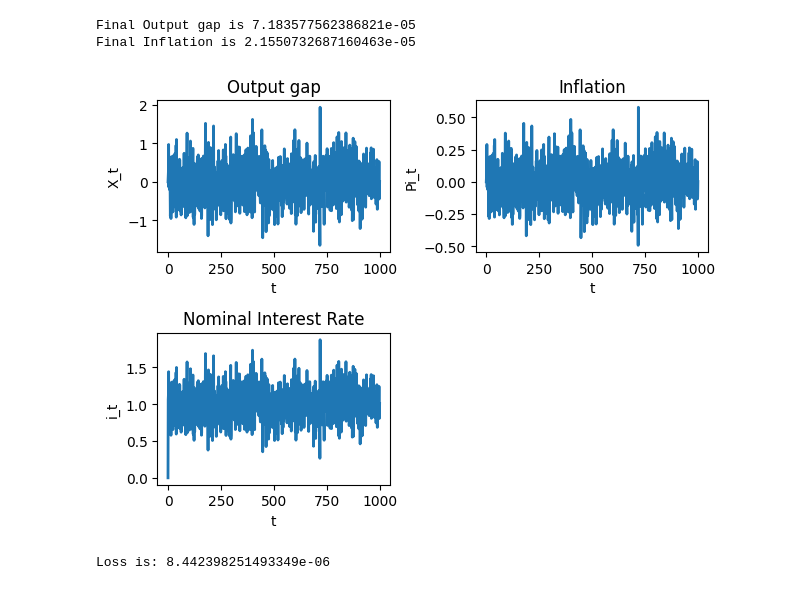
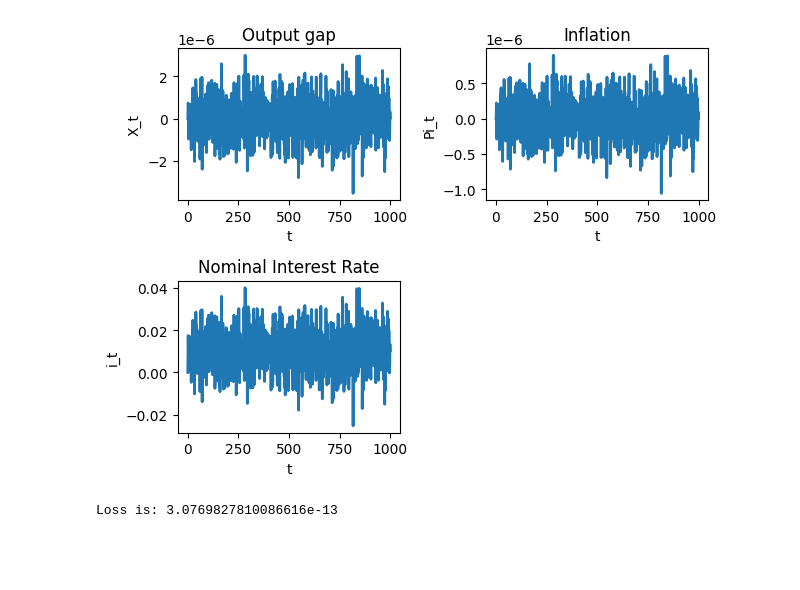
Before and after one commit to joeplustenhouwer/academic-kickstart, a Jupyter notebook: workshop_week_6.ipynb, the cells around one changed output. Cells and saved outputs as stored; diff of their text form; code cells hidden in the pictures; blank space fills up the shorter version.

```diff
--- a/workshop_week_6.ipynb
+++ b/workshop_week_6.ipynb
@@ -31,9 +31,7 @@ for t in range(1,N):
 
     rn[t]=rho+std_rn*np.random.randn()
 
-    ni[t]=rho+phi_1*Pi[t]+phi_2*Y[t]
-    Y[t]=EY[t]-1/sigma*(ni[t]-EPi[t]-rn[t])
-    Pi[t]=beta*EPi[t]+kappa*Y[t]
+
 
 #write model equations in form M z_t= N Ez_t+1 + c + d* rn[i]
 #where M and N are martices and c and d are vectors
@@ -45,63 +43,45 @@ for t in range(1,N):
             [?,?,0],
             [?,?,0]])
 
-    c=np.array([[0,0,rho])
+    c=np.array([0,0,rho])
 
     d=np.array([?,0,?])
 
-Ainv=np.linalg.inv(A)
-
-#5
-def Model(coef):
-    B=np.zeros(len(coef))
-    expY=coef[0]
-    expPi=coef[1]
 
 
-    B[0]=expY+1/sigma*expPi
-    B[1]=beta*expPi
-    B[2]=phi_1*expPi+phi_2*expY
-
-    RHS= N*np.array([EY[t],EPi[t],0]) + c + d* rn[i]
+    RHS= np.dot(N,np.array([EY[t],EPi[t],0])) + c + d* rn[t]
     z=np.dot(np.linalg.inv(M),RHS)
-
-    Y[t]=z[1]
-    Y[t]=z[1]
+    Y[t]=z[0]
+    Pi[t]=z[1]
+    ni[t]=z[2]
 # %%
 plt.figure()
 plt.subplot(2, 2, 1)
-plt.plot([Y[i]*100 for i in range(N)],linewidth=2)
+plt.plot(Y,linewidth=2)
 plt.title('Output gap')
 plt.ylabel('X_t')
 plt.xlabel('t')
 
 
 
 plt.subplot(2, 2, 2)
-plt.plot([Pi[i]*100 for i in range(N)],linewidth=2)
+plt.plot(Pi,linewidth=2)
 plt.title('Inflation')
 plt.ylabel('Pi_t')
 plt.xlabel('t')
 
 
 
 plt.subplot(2, 2, 3)
-plt.plot([ni[i]*100 for i in range(N)],linewidth=2)
+plt.plot(ni,linewidth=2)
 plt.title('Nominal Interest Rate')
 plt.ylabel('i_t')
 plt.xlabel('t')
 plt.tight_layout() #
-
-
-
-print('Final Output gap is', Y[N-1])
-print('Final Inflation is', Pi[N-1])
 # %% [output]
-Final Output gap is 7.183577562386821e-05
-Final Inflation is 2.1550732687160463e-05
-[figure, old version]
+[figure, new version]
 # %%
 L=0.25*np.var(Y)+np.var(Pi)
 print('Loss is:',L)
 # %% [output]
-Loss is: 8.442398251493349e-06
+Loss is: 3.0769827810086616e-13
```
Also changed, not shown: parts of 1 cell of this notebook.
